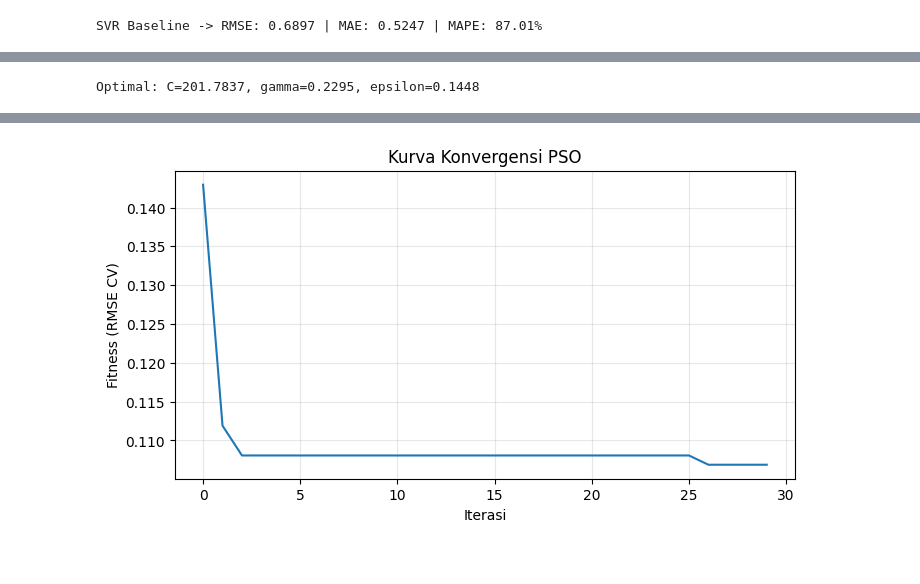
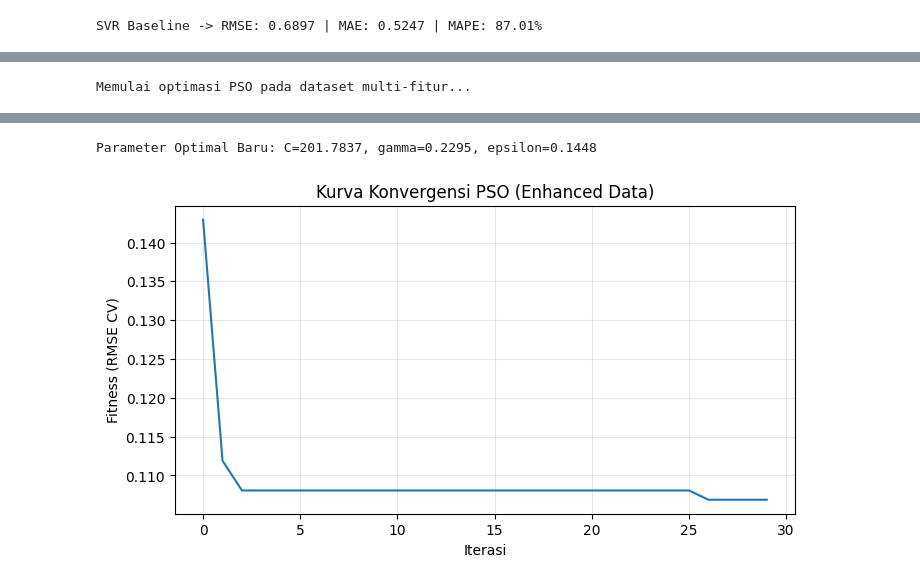
Before and after one commit to ter-sleep/final-project-komputasional, a Jupyter notebook: notebooks/main.ipynb, the cells around one changed output, grey strips where cells are left out. Drawn from its saved outputs; the diff is of its cells as text; code cells hidden in the pictures.

```diff
--- a/notebooks/main.ipynb
+++ b/notebooks/main.ipynb
@@ -113,14 +111,20 @@ hasil_base = evaluasi(y_test_asli, pred_base_asli, 'SVR Baseline')
 # %% [output]
 SVR Baseline -> RMSE: 0.6897 | MAE: 0.5247 | MAPE: 87.01%
 # %%
-# ===== 3. OPTIMASI PSO =====
+# ===== 3. RE-OPTIMASI PSO (DENGAN ENHANCED DATA) =====
+!pip install pyswarms -q
 import pyswarms as ps
 from sklearn.model_selection import TimeSeriesSplit
+import numpy as np
+from sklearn.svm import SVR
+from sklearn.metrics import mean_squared_error
+import matplotlib.pyplot as plt
 
-LB = np.array([0.1, 0.0001, 0.0001])  # [C, gamma, epsilon]
+# Batas pencarian parameter [C, gamma, epsilon]
+LB = np.array([0.1, 0.0001, 0.0001])
 UB = np.array([1000., 10., 0.5])
 
-def fitness(particles):
+def fitness_enhanced(particles):
     scores = []
     tscv = TimeSeriesSplit(n_splits=3)
     for p in particles:
@@ -136,13 +140,16 @@ def fitness(particles):
 options = {'c1': 1.5, 'c2': 1.5, 'w': 0.7}
 optimizer = ps.single.GlobalBestPSO(n_particles=20, dimensions=3,
                                     options=options, bounds=(LB, UB))
-best_cost, best_pos = optimizer.optimize(fitness, iters=30)
+
+print("Memulai optimasi PSO pada dataset multi-fitur...")
+best_cost, best_pos = optimizer.optimize(fitness_enhanced, iters=30)
+
 C_opt, gamma_opt, eps_opt = best_pos
-print(f'Optimal: C={C_opt:.4f}, gamma={gamma_opt:.4f}, epsilon={eps_opt:.4f}')
+print(f'\nParameter Optimal Baru: C={C_opt:.4f}, gamma={gamma_opt:.4f}, epsilon={eps_opt:.4f}')
 
-# Kurva konvergensi (bukti optimasi untuk laporan)
 plt.figure(figsize=(8, 4))
 plt.plot(optimizer.cost_history)
-plt.title('Kurva Konvergensi PSO'); plt.xlabel('Iterasi'); plt.ylabel('Fitness (RMSE CV)')
+plt.title('Kurva Konvergensi PSO (Enhanced Data)')
+plt.xlabel('Iterasi'); plt.ylabel('Fitness (RMSE CV)')
 plt.grid(alpha=0.3); plt.show()
 # %% [output]
@@ -151 +157 @@ plt.grid(alpha=0.3); plt.show()
-Optimal: C=201.7837, gamma=0.2295, epsilon=0.1448
+Memulai optimasi PSO pada dataset multi-fitur...
@@ -152 +159,2 @@ Optimal: C=201.7837, gamma=0.2295, epsilon=0.1448
+Parameter Optimal Baru: C=201.7837, gamma=0.2295, epsilon=0.1448
-[figure, old version]
+[figure, new version]
```
Also changed, not shown: parts of 4 cells of this notebook.
